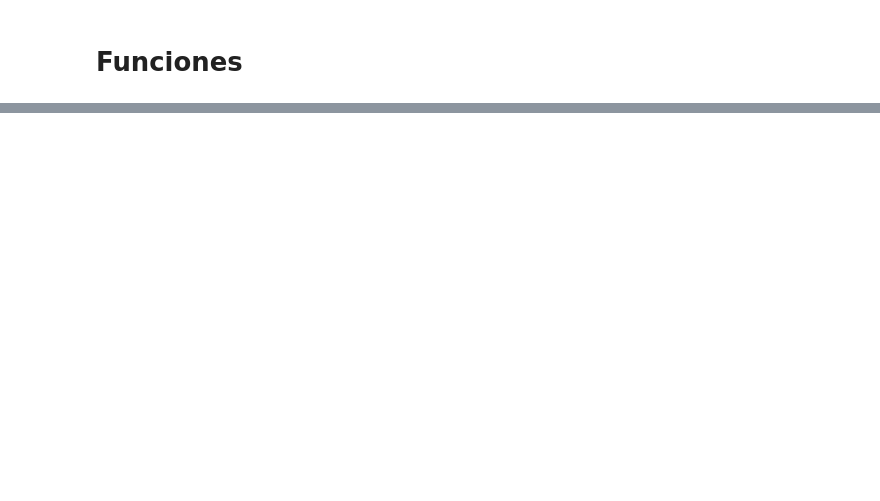
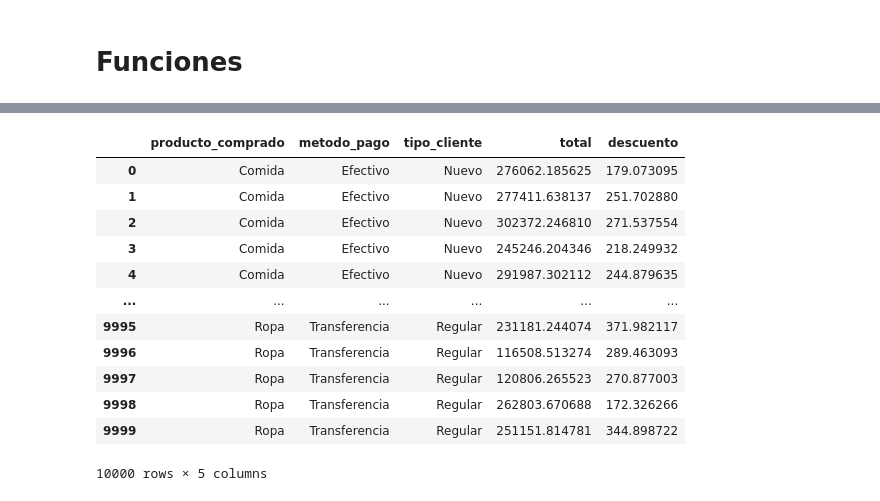
Before and after one commit to JocsanRueda/Teoria-de-la-simulacion-, a Jupyter notebook: Unidad I/Proyecto.ipynb, the cells around one changed output, grey strips where cells are left out. Cells and saved outputs as stored; diff of their text form; code cells hidden in the pictures; blank space fills up the shorter version.

```diff
--- a/Unidad I/Proyecto.ipynb
+++ b/Unidad I/Proyecto.ipynb
@@ -262,0 +377,19 @@ dataFrame_list[2]
+# %%
+firstAgg = (
+  simulated_extended
+
+    .groupby( [
+        "producto_comprado"
+        , "metodo_pago"
+        ,"tipo_cliente"
+    ] , as_index=False )
+
+    .agg({
+        "ubicacion": ["count"]
+    })
+)
+
+firstAgg.columns=["producto_comprado","metodo_pago","tipo_cliente","count"]
+# %%
+firstAgg['probs']=firstAgg['count']/simulated_extended.shape[0]
+firstAgg.head(5)
@@ -262,0 +403,8 @@ dataFrame_list[2]
+# %%
+k=10000
+# %%
+randIndex=np.random.choice(
+firstAgg.index,
+size=k,
+p=list(firstAgg['probs'])
+)
@@ -262,0 +497,27 @@ dataFrame_list[2]
+# %%
+categories = [ "producto_comprado" , "metodo_pago" , "tipo_cliente" ]
+simulated=firstAgg.loc[randIndex,categories]
+numeric_columns = ["total","descuento"]
+
+final_simulation = simulated.sort_index().reset_index(drop=True).copy()
+
+for nc in numeric_columns:
+    ncdf = get_numeric_column_simulated( simulated , simulated_extended , categories , nc )
+
+    final_simulation = pd.merge( final_simulation , ncdf.loc[ : , [nc] ] , left_index=True , right_index=True )
+
+final_simulation
+# %% [output]
+|  | producto_comprado | metodo_pago | tipo_cliente | total | descuento |
+| 0 | Comida | Efectivo | Nuevo | 276062.185625 | 179.073095 |
+| 1 | Comida | Efectivo | Nuevo | 277411.638137 | 251.702880 |
+| 2 | Comida | Efectivo | Nuevo | 302372.246810 | 271.537554 |
+| 3 | Comida | Efectivo | Nuevo | 245246.204346 | 218.249932 |
+| 4 | Comida | Efectivo | Nuevo | 291987.302112 | 244.879635 |
+| ... | ... | ... | ... | ... | ... |
+| 9995 | Ropa | Transferencia | Regular | 231181.244074 | 371.982117 |
+| 9996 | Ropa | Transferencia | Regular | 116508.513274 | 289.463093 |
+| 9997 | Ropa | Transferencia | Regular | 120806.265523 | 270.877003 |
+| 9998 | Ropa | Transferencia | Regular | 262803.670688 | 172.326266 |
+| 9999 | Ropa | Transferencia | Regular | 251151.814781 | 344.898722 |
+10000 rows × 5 columns
```
Also changed, not shown: parts of 15 cells of this notebook.
